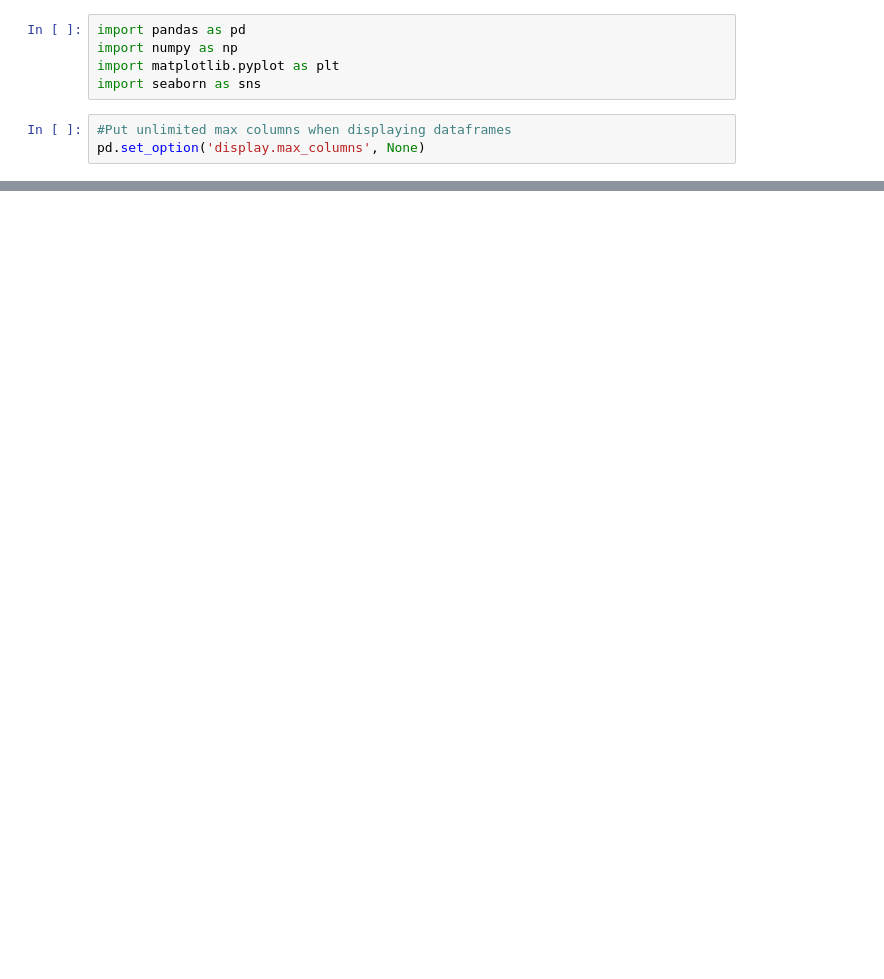
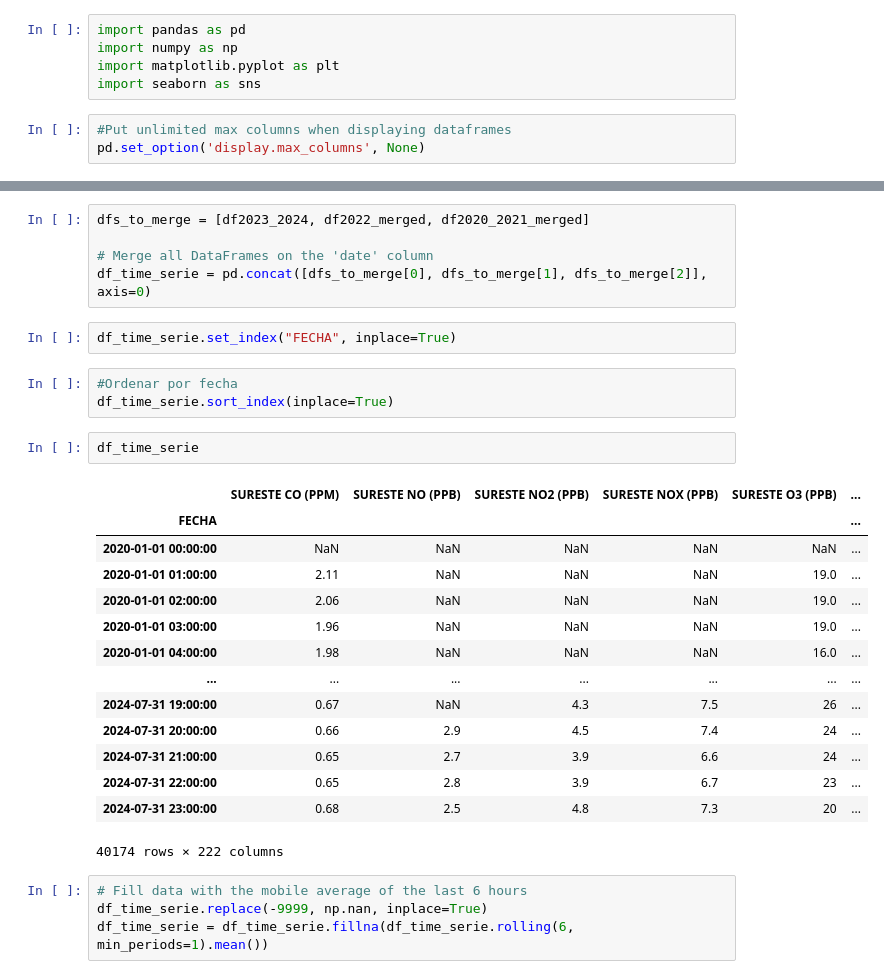
Before and after one commit to Huesoro/Multivariate_Analysis, a Jupyter notebook: DEA.ipynb, the cells around one changed output, grey strips where cells are left out. Drawn from its saved outputs; the diff is of its cells as text; blank space fills up the shorter version.

```diff
--- a/DEA.ipynb
+++ b/DEA.ipynb
@@ -432,0 +299,31 @@ df2020
+# %%
+dfs_to_merge = [df2023_2024, df2022_merged, df2020_2021_merged]
+
+# Merge all DataFrames on the 'date' column
+df_time_serie = pd.concat([dfs_to_merge[0], dfs_to_merge[1], dfs_to_merge[2]], axis=0)
+# %%
+df_time_serie.set_index("FECHA", inplace=True)
+# %%
+#Ordenar por fecha
+df_time_serie.sort_index(inplace=True)
+# %%
+df_time_serie
+# %% [output]
+|  | SURESTE CO (PPM) | SURESTE NO (PPB) | SURESTE NO2 (PPB) | SURESTE NOX (PPB) | SURESTE O3 (PPB) | ... |
+| FECHA |  |  |  |  |  | ... |
+| 2020-01-01 00:00:00 | NaN | NaN | NaN | NaN | NaN | ... |
+| 2020-01-01 01:00:00 | 2.11 | NaN | NaN | NaN | 19.0 | ... |
+| 2020-01-01 02:00:00 | 2.06 | NaN | NaN | NaN | 19.0 | ... |
+| 2020-01-01 03:00:00 | 1.96 | NaN | NaN | NaN | 19.0 | ... |
+| 2020-01-01 04:00:00 | 1.98 | NaN | NaN | NaN | 16.0 | ... |
+| ... | ... | ... | ... | ... | ... | ... |
+| 2024-07-31 19:00:00 | 0.67 | NaN | 4.3 | 7.5 | 26 | ... |
+| 2024-07-31 20:00:00 | 0.66 | 2.9 | 4.5 | 7.4 | 24 | ... |
+| 2024-07-31 21:00:00 | 0.65 | 2.7 | 3.9 | 6.6 | 24 | ... |
+| 2024-07-31 22:00:00 | 0.65 | 2.8 | 3.9 | 6.7 | 23 | ... |
+| 2024-07-31 23:00:00 | 0.68 | 2.5 | 4.8 | 7.3 | 20 | ... |
+40174 rows × 222 columns
+# %%
+# Fill data with the mobile average of the last 6 hours
+df_time_serie.replace(-9999, np.nan, inplace=True)
+df_time_serie = df_time_serie.fillna(df_time_serie.rolling(6, min_periods=1).mean())
```
Also changed, not shown: parts of 69 cells of this notebook.
